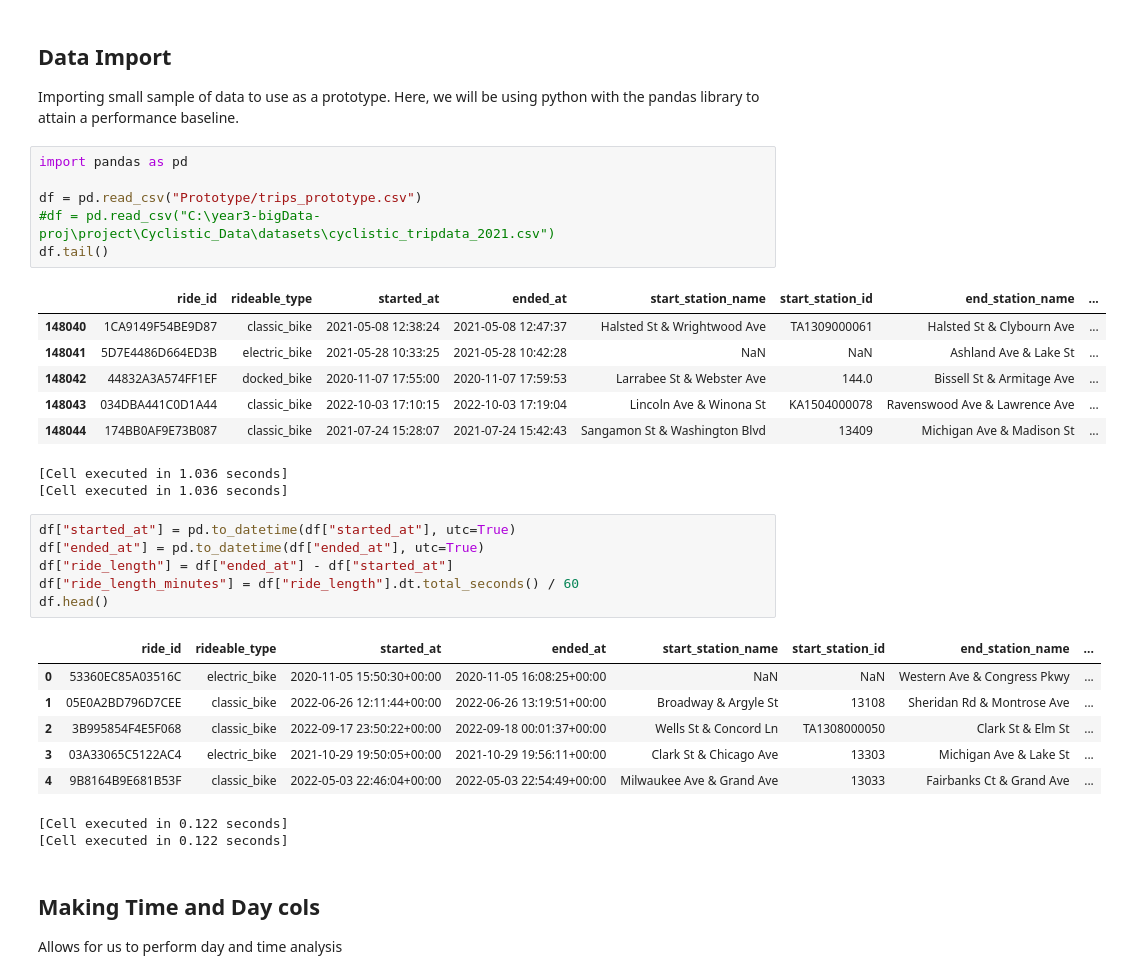
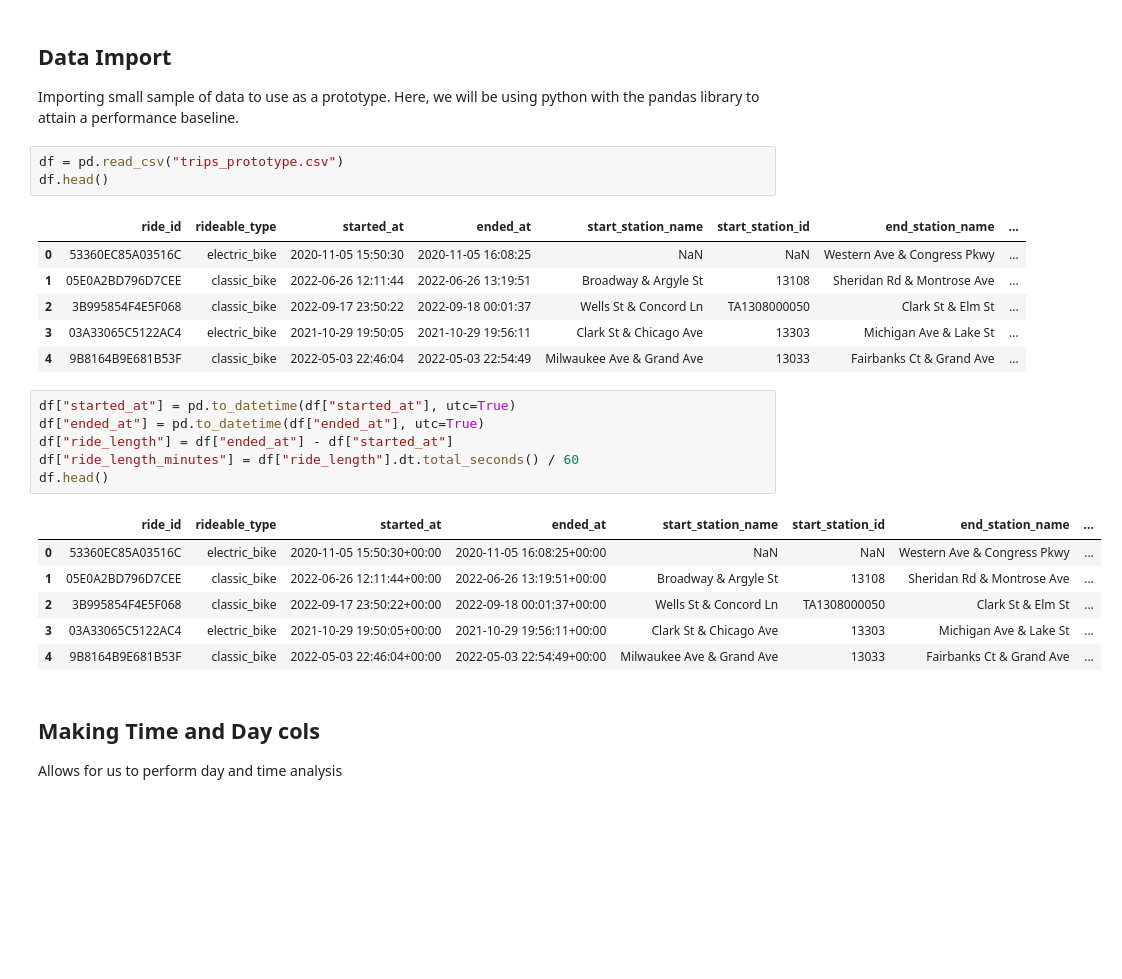
Before and after one commit to adam505x/Cyclistic_Data, a Jupyter notebook: Prototype/final-analysis.ipynb, the cells around one changed output. Cells and saved outputs as stored; diff of their text form; blank space fills up the shorter version.

```diff
--- a/Prototype/final-analysis.ipynb
+++ b/Prototype/final-analysis.ipynb
@@ -40,20 +17,15 @@ else:
 ## Data Import
 Importing small sample of data to use as a prototype. Here, we will be using python with the pandas library to attain a performance baseline.
 # %%
-import pandas as pd
-
-df = pd.read_csv("Prototype/trips_prototype.csv")
-#df = pd.read_csv("C:\year3-bigData-proj\project\Cyclistic_Data\datasets\cyclistic_tripdata_2021.csv")
-df.tail()
+df = pd.read_csv("trips_prototype.csv")
+df.head()
 # %% [output]
 |  | ride_id | rideable_type | started_at | ended_at | start_station_name | start_station_id | end_station_name | ... |
-| 148040 | 1CA9149F54BE9D87 | classic_bike | 2021-05-08 12:38:24 | 2021-05-08 12:47:37 | Halsted St & Wrightwood Ave | TA1309000061 | Halsted St & Clybourn Ave | ... |
-| 148041 | 5D7E4486D664ED3B | electric_bike | 2021-05-28 10:33:25 | 2021-05-28 10:42:28 | NaN | NaN | Ashland Ave & Lake St | ... |
-| 148042 | 44832A3A574FF1EF | docked_bike | 2020-11-07 17:55:00 | 2020-11-07 17:59:53 | Larrabee St & Webster Ave | 144.0 | Bissell St & Armitage Ave | ... |
-| 148043 | 034DBA441C0D1A44 | classic_bike | 2022-10-03 17:10:15 | 2022-10-03 17:19:04 | Lincoln Ave & Winona St | KA1504000078 | Ravenswood Ave & Lawrence Ave | ... |
-| 148044 | 174BB0AF9E73B087 | classic_bike | 2021-07-24 15:28:07 | 2021-07-24 15:42:43 | Sangamon St & Washington Blvd | 13409 | Michigan Ave & Madison St | ... |
+| 0 | 53360EC85A03516C | electric_bike | 2020-11-05 15:50:30 | 2020-11-05 16:08:25 | NaN | NaN | Western Ave & Congress Pkwy | ... |
+| 1 | 05E0A2BD796D7CEE | classic_bike | 2022-06-26 12:11:44 | 2022-06-26 13:19:51 | Broadway & Argyle St | 13108 | Sheridan Rd & Montrose Ave | ... |
+| 2 | 3B995854F4E5F068 | classic_bike | 2022-09-17 23:50:22 | 2022-09-18 00:01:37 | Wells St & Concord Ln | TA1308000050 | Clark St & Elm St | ... |
+| 3 | 03A33065C5122AC4 | electric_bike | 2021-10-29 19:50:05 | 2021-10-29 19:56:11 | Clark St & Chicago Ave | 13303 | Michigan Ave & Lake St | ... |
+| 4 | 9B8164B9E681B53F | classic_bike | 2022-05-03 22:46:04 | 2022-05-03 22:54:49 | Milwaukee Ave & Grand Ave | 13033 | Fairbanks Ct & Grand Ave | ... |
-[Cell executed in 1.036 seconds]
-[Cell executed in 1.036 seconds]
 # %%
 df["started_at"] = pd.to_datetime(df["started_at"], utc=True)
 df["ended_at"] = pd.to_datetime(df["ended_at"], utc=True)
@@ -67,8 +39,6 @@ df.head()
 | 2 | 3B995854F4E5F068 | classic_bike | 2022-09-17 23:50:22+00:00 | 2022-09-18 00:01:37+00:00 | Wells St & Concord Ln | TA1308000050 | Clark St & Elm St | ... |
 | 3 | 03A33065C5122AC4 | electric_bike | 2021-10-29 19:50:05+00:00 | 2021-10-29 19:56:11+00:00 | Clark St & Chicago Ave | 13303 | Michigan Ave & Lake St | ... |
 | 4 | 9B8164B9E681B53F | classic_bike | 2022-05-03 22:46:04+00:00 | 2022-05-03 22:54:49+00:00 | Milwaukee Ave & Grand Ave | 13033 | Fairbanks Ct & Grand Ave | ... |
-[Cell executed in 0.122 seconds]
-[Cell executed in 0.122 seconds]
 # %% [markdown]
 ## Making Time and Day cols
 Allows for us to perform day and time analysis
```
Also changed, not shown: parts of 15 cells of this notebook, 2 other files.
